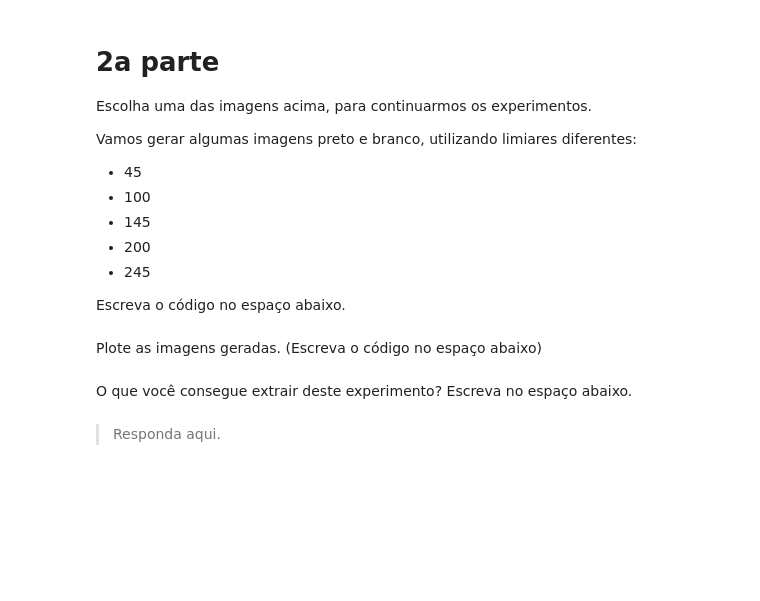
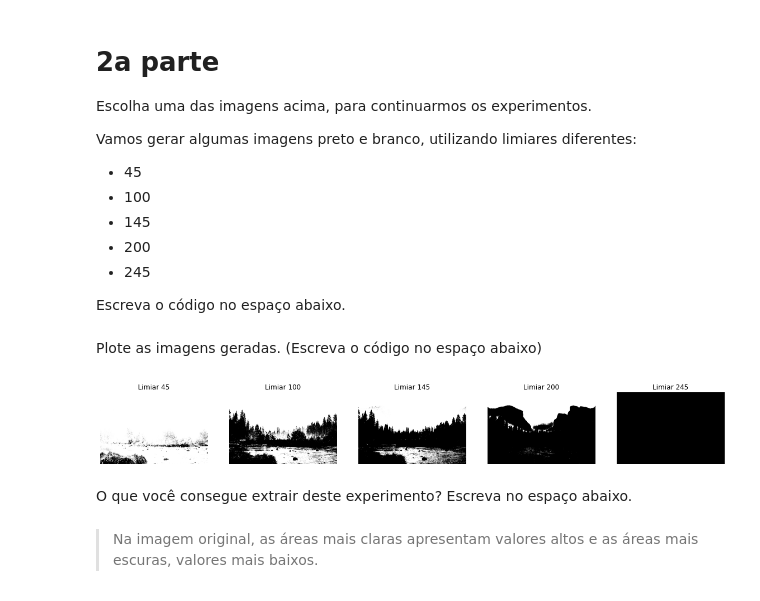
Before and after one commit to amanda9019/labs, a Jupyter notebook: Code_02.ipynb, the cells around one changed output. Cells and saved outputs as stored; diff of their text form; code cells hidden in the pictures; blank space fills up the shorter version.

```diff
--- a/Code_02.ipynb
+++ b/Code_02.ipynb
@@ -46,4 +175,35 @@ Plote as imagens geradas. (Escreva o código no espaço abaixo)
+# %%
+plt.figure(figsize=(20,20))
+
+plt.subplot(151)
+plt.axis('off')
+plt.title('Limiar 45')
+plt.imshow(Image.fromarray(img_45))
+
+plt.subplot(152)
+plt.axis('off')
+plt.title('Limiar 100')
+plt.imshow(Image.fromarray(img_100))
+
+plt.subplot(153)
+plt.axis('off')
+plt.title('Limiar 145')
+plt.imshow(Image.fromarray(img_145))
+
+plt.subplot(154)
+plt.axis('off')
+plt.title('Limiar 200')
+plt.imshow(Image.fromarray(img_200))
+
+plt.subplot(155)
+plt.axis('off')
+plt.title('Limiar 245')
+plt.imshow(Image.fromarray(img_245))
+
+plt.show()
+# %% [output]
+[figure, added]
 # %% [markdown]
 O que você consegue extrair deste experimento? Escreva no espaço abaixo.
-# %% [markdown]
-> Responda aqui.
+# %% [markdown]
+> Na imagem original, as áreas mais claras apresentam valores altos e as áreas mais escuras, valores mais baixos.
```
Also changed, not shown: parts of 7 cells of this notebook.
